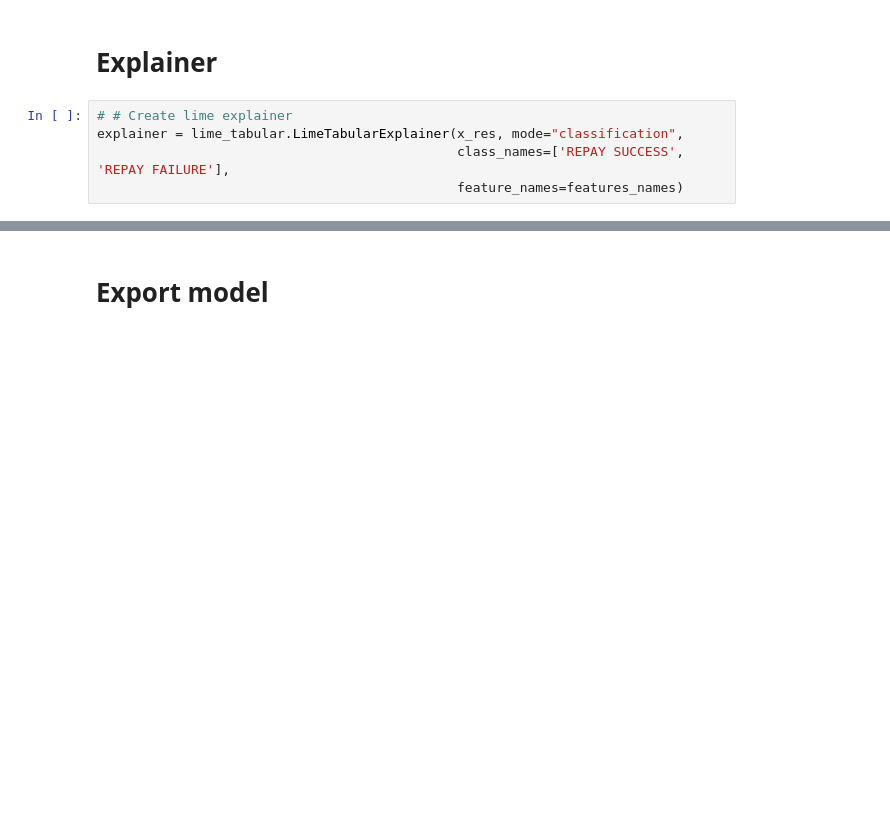
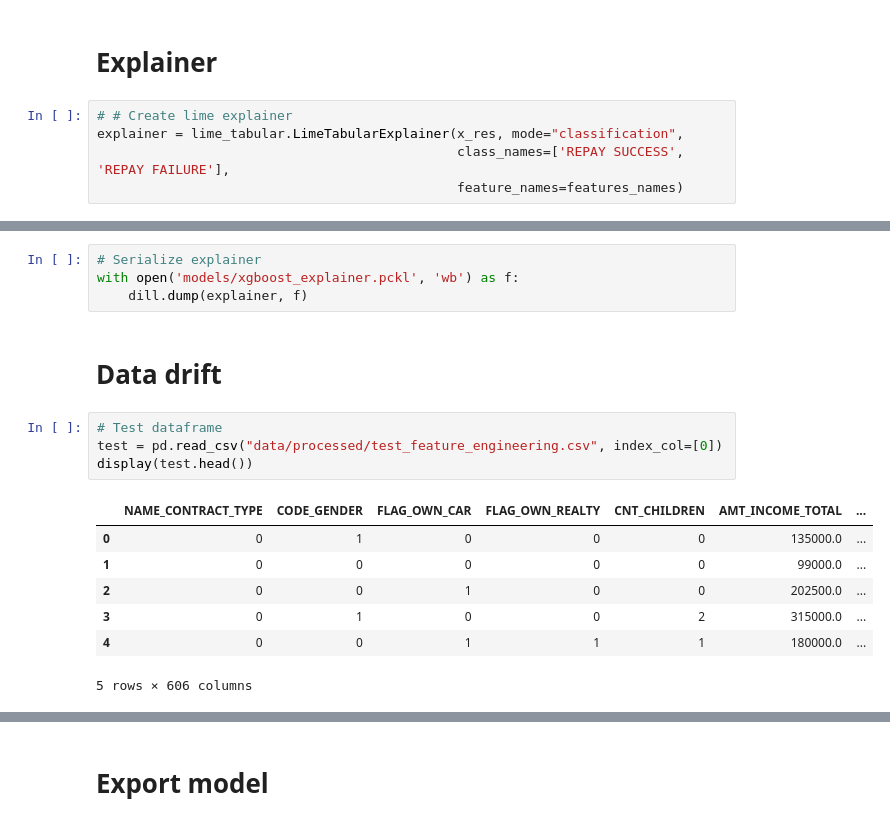
Before and after one commit to ahonestla/OC_DS_P7, a Jupyter notebook: notebooks/3-modelling.ipynb, the cells around one changed output, grey strips where cells are left out. Drawn from its saved outputs; the diff is of its cells as text; blank space fills up the shorter version.

```diff
--- a/notebooks/3-modelling.ipynb
+++ b/notebooks/3-modelling.ipynb
@@ -618 +630,19 @@ Actual :      1
 [interactive output not drawn]
+# %%
+# Serialize explainer
+with open('models/xgboost_explainer.pckl', 'wb') as f:
+    dill.dump(explainer, f)
+# %% [markdown]
+# Data drift
+# %%
+# Test dataframe
+test = pd.read_csv("data/processed/test_feature_engineering.csv", index_col=[0])
+display(test.head())
+# %% [output]
+|  | NAME_CONTRACT_TYPE | CODE_GENDER | FLAG_OWN_CAR | FLAG_OWN_REALTY | CNT_CHILDREN | AMT_INCOME_TOTAL | ... |
+| 0 | 0 | 1 | 0 | 0 | 0 | 135000.0 | ... |
+| 1 | 0 | 0 | 0 | 0 | 0 | 99000.0 | ... |
+| 2 | 0 | 0 | 1 | 0 | 0 | 202500.0 | ... |
+| 3 | 0 | 1 | 0 | 0 | 2 | 315000.0 | ... |
+| 4 | 0 | 0 | 1 | 1 | 1 | 180000.0 | ... |
+5 rows × 606 columns
```
Also changed, not shown: parts of 14 cells of this notebook, 1 other file.
